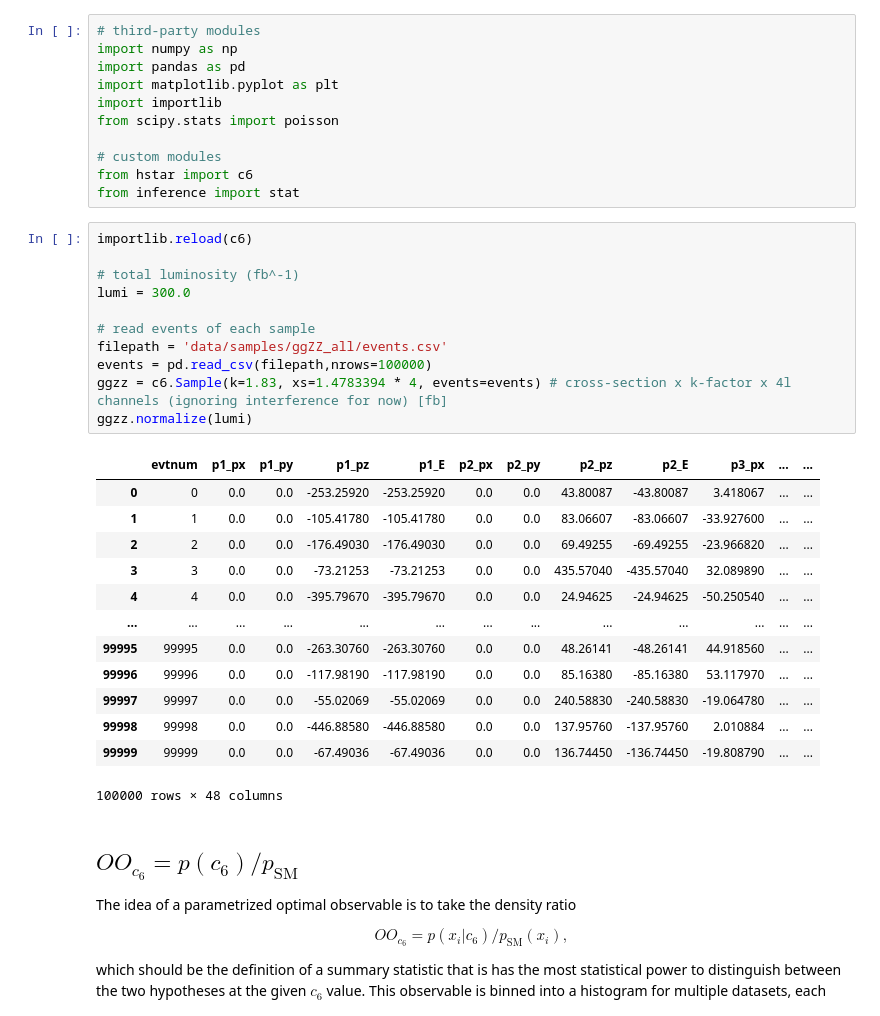
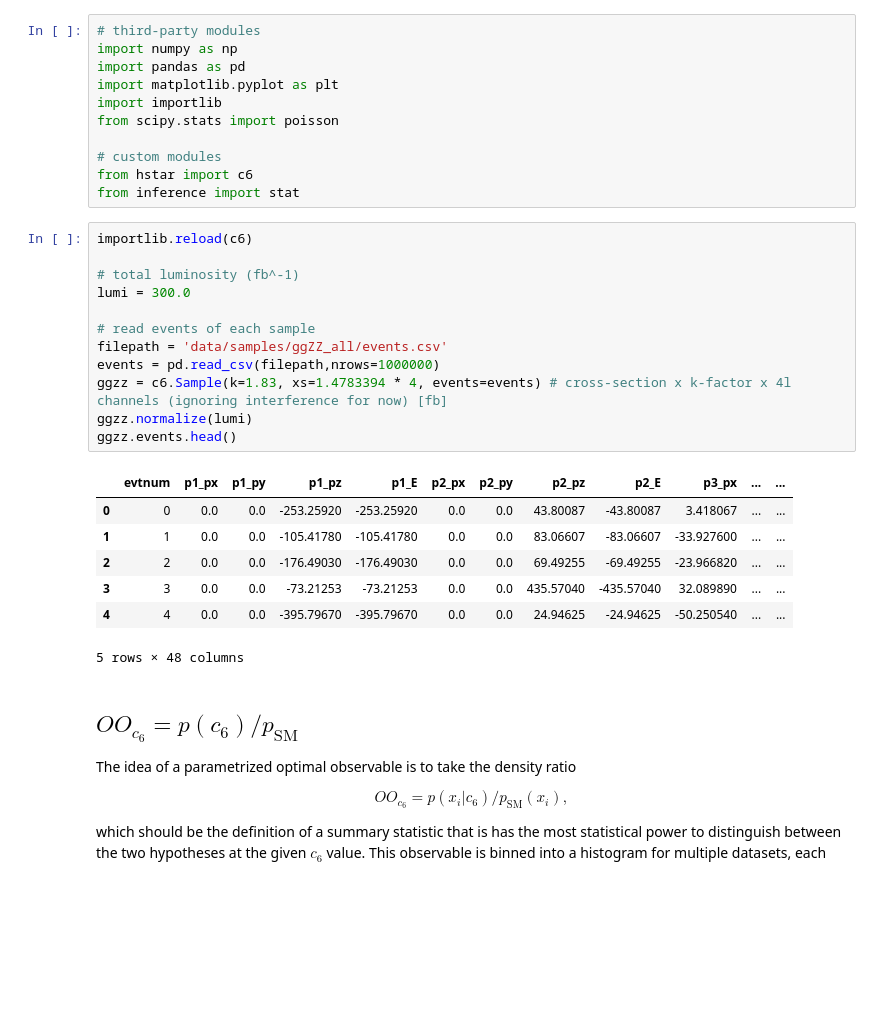
Before and after one commit to taehyounpark/higgs-offshell-interpretation, a Jupyter notebook: sensitivity-mem.ipynb, the cells around one changed output. Saved outputs shown, nothing was run; the diff lists cells and outputs as text; blank space fills up the shorter version.

```diff
--- a/sensitivity-mem.ipynb
+++ b/sensitivity-mem.ipynb
@@ -14,28 +14,23 @@ from inference import stat
 # %%
 importlib.reload(c6)
 
 # total luminosity (fb^-1)
 lumi = 300.0
 
 # read events of each sample
 filepath = 'data/samples/ggZZ_all/events.csv'
-events = pd.read_csv(filepath,nrows=100000)
+events = pd.read_csv(filepath,nrows=1000000)
 ggzz = c6.Sample(k=1.83, xs=1.4783394 * 4, events=events) # cross-section x k-factor x 4l channels (ignoring interference for now) [fb]
 ggzz.normalize(lumi)
+ggzz.events.head()
 # %% [output]
 |  | evtnum | p1_px | p1_py | p1_pz | p1_E | p2_px | p2_py | p2_pz | p2_E | p3_px | ... | ... |
 | 0 | 0 | 0.0 | 0.0 | -253.25920 | -253.25920 | 0.0 | 0.0 | 43.80087 | -43.80087 | 3.418067 | ... | ... |
 | 1 | 1 | 0.0 | 0.0 | -105.41780 | -105.41780 | 0.0 | 0.0 | 83.06607 | -83.06607 | -33.927600 | ... | ... |
 | 2 | 2 | 0.0 | 0.0 | -176.49030 | -176.49030 | 0.0 | 0.0 | 69.49255 | -69.49255 | -23.966820 | ... | ... |
 | 3 | 3 | 0.0 | 0.0 | -73.21253 | -73.21253 | 0.0 | 0.0 | 435.57040 | -435.57040 | 32.089890 | ... | ... |
 | 4 | 4 | 0.0 | 0.0 | -395.79670 | -395.79670 | 0.0 | 0.0 | 24.94625 | -24.94625 | -50.250540 | ... | ... |
-| ... | ... | ... | ... | ... | ... | ... | ... | ... | ... | ... | ... | ... |
-| 99995 | 99995 | 0.0 | 0.0 | -263.30760 | -263.30760 | 0.0 | 0.0 | 48.26141 | -48.26141 | 44.918560 | ... | ... |
-| 99996 | 99996 | 0.0 | 0.0 | -117.98190 | -117.98190 | 0.0 | 0.0 | 85.16380 | -85.16380 | 53.117970 | ... | ... |
-| 99997 | 99997 | 0.0 | 0.0 | -55.02069 | -55.02069 | 0.0 | 0.0 | 240.58830 | -240.58830 | -19.064780 | ... | ... |
-| 99998 | 99998 | 0.0 | 0.0 | -446.88580 | -446.88580 | 0.0 | 0.0 | 137.95760 | -137.95760 | 2.010884 | ... | ... |
-| 99999 | 99999 | 0.0 | 0.0 | -67.49036 | -67.49036 | 0.0 | 0.0 | 136.74450 | -136.74450 | -19.808790 | ... | ... |
-100000 rows × 48 columns
+5 rows × 48 columns
 # %% [markdown]
 ## $ OO_{c_6} = p(c_6) / p_{\mathrm{SM}} $
 
```
Also changed, not shown: parts of 4 cells of this notebook, 1 other file.
